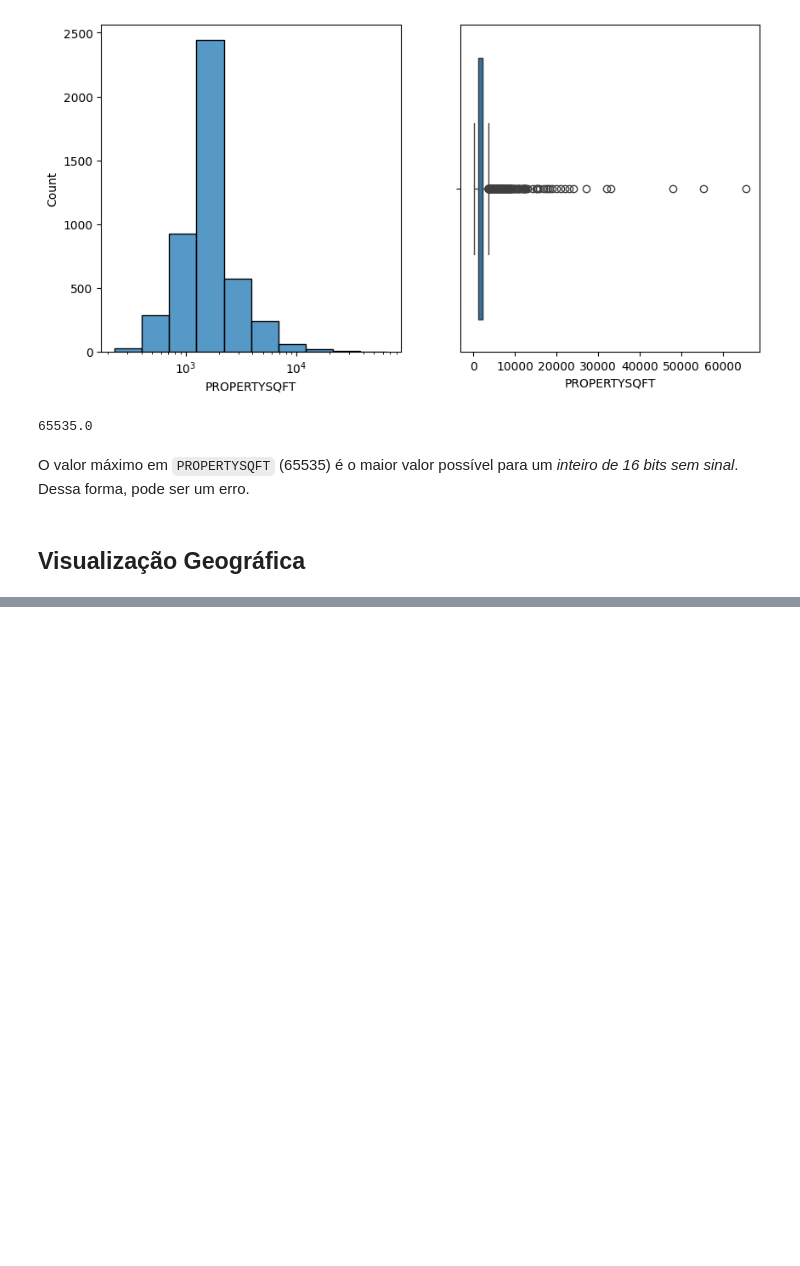
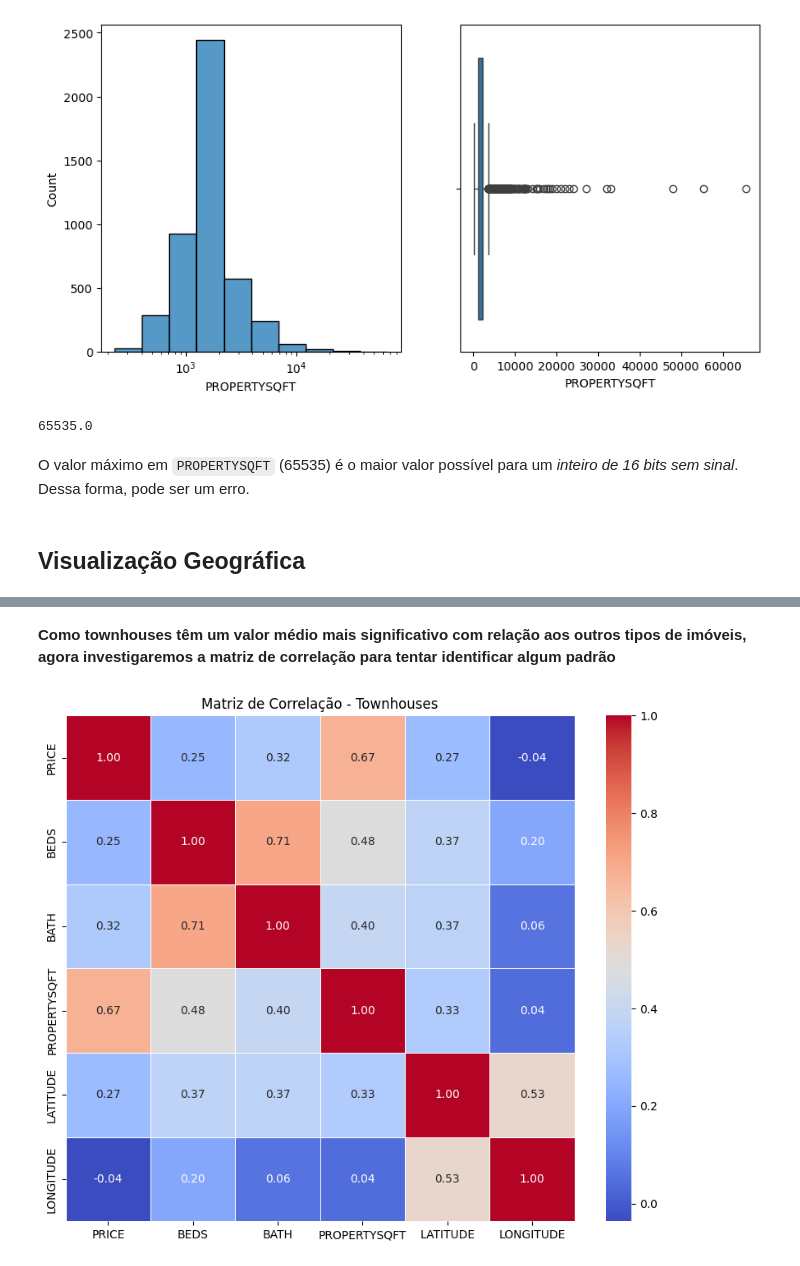
Before and after one commit to RenanYMartins/ADD-Trabalho1, a Jupyter notebook: Analise_Vendas_Automotivas.ipynb, the cells around one changed output, grey strips where cells are left out. Saved outputs shown, nothing was run; the diff lists cells and outputs as text; code cells hidden in the pictures; blank space fills up the shorter version.

Commit message:
Investigando townhouses

```diff
--- a/Analise_Vendas_Automotivas.ipynb
+++ b/Analise_Vendas_Automotivas.ipynb
@@ -271,0 +401,19 @@ fig.show()
+# %% [markdown]
+**Como townhouses têm um valor médio mais significativo com relação aos outros tipos de imóveis, agora investigaremos a matriz de correlação para tentar identificar algum padrão**
+# %%
+townhouses = df[df['TYPE'].str.contains('Townhouse', case=False, na=False)]
+
+corr_townhouse = townhouses.select_dtypes(include='number').corr()
+
+plt.figure(figsize=(10, 8))
+sns.heatmap(
+    corr_townhouse,
+    annot=True,
+    cmap='coolwarm',
+    linewidths=0.5,
+    fmt='.2f'
+)
+plt.title('Matriz de Correlação - Townhouses')
+plt.show()
+# %% [output]
+[figure, added]
```
Also changed, not shown: parts of 8 cells of this notebook.
